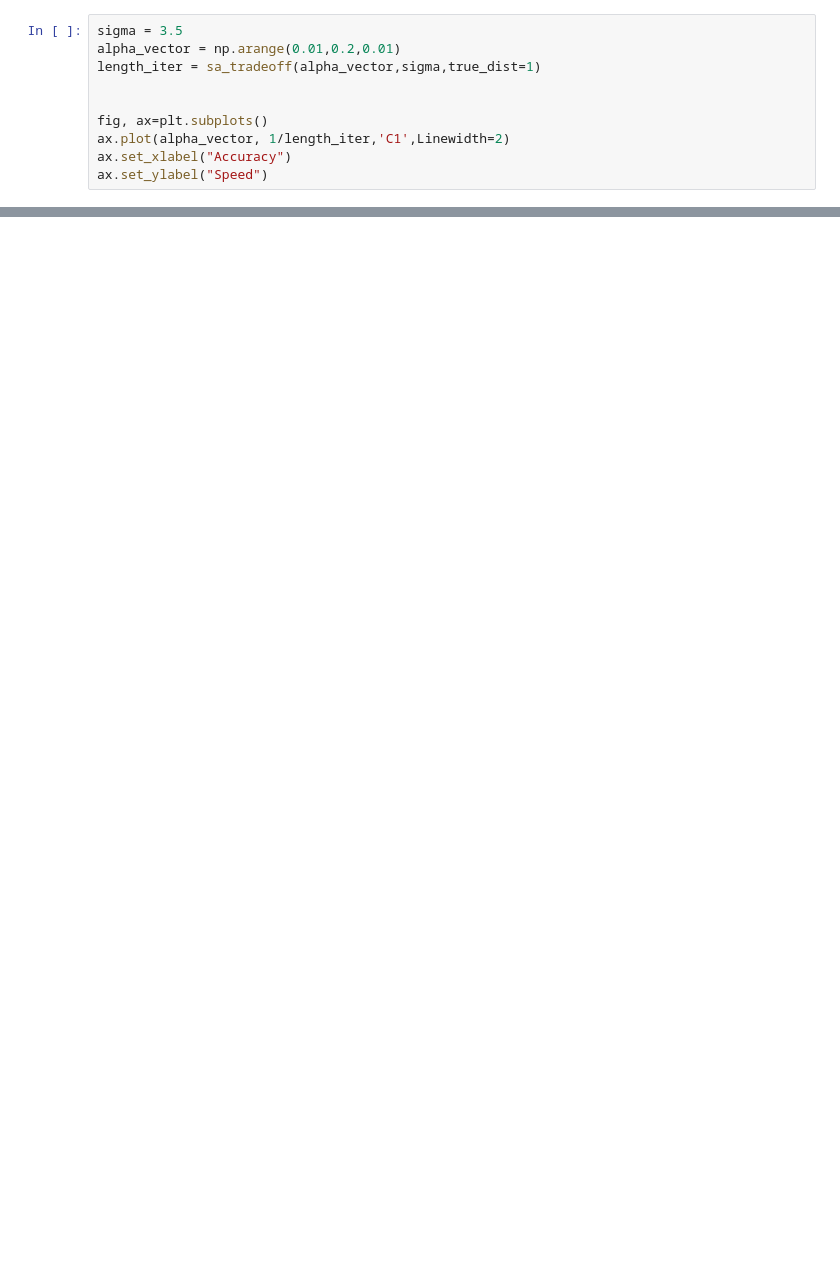
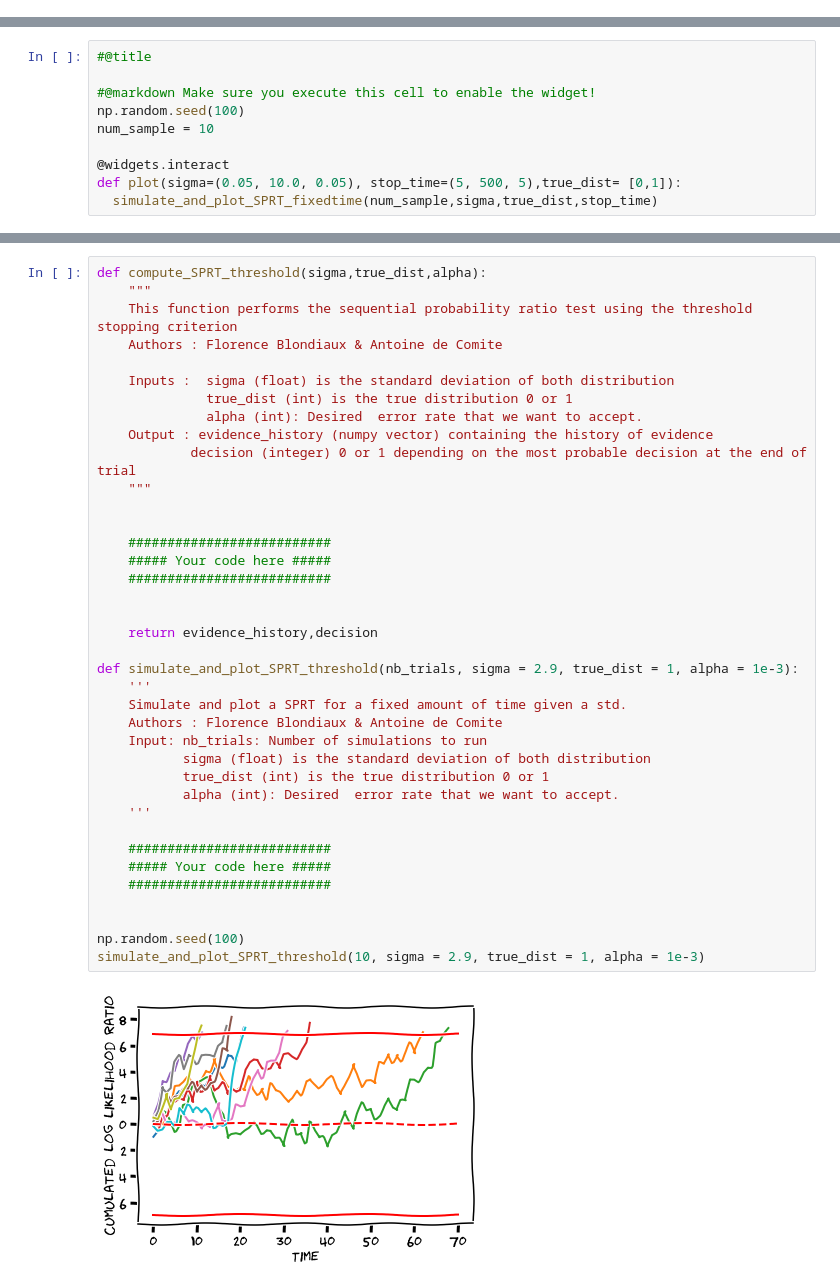
Before and after one commit to Lara-Mazy/Modelling_project1, a Jupyter notebook: LGBIO2060_TP1.ipynb, the cells around one changed output, grey strips where cells are left out. Drawn from its saved outputs; the diff is of its cells as text; blank space fills up the shorter version.

```diff
--- a/LGBIO2060_TP1.ipynb
+++ b/LGBIO2060_TP1.ipynb
@@ -336,10 +0,0 @@ Click [here](https://github.com/fblondiaux/LGBIO2060-2020/edit/Hakuri/Solutions/
-# %%
-sigma = 3.5
-alpha_vector = np.arange(0.01,0.2,0.01)
-length_iter = sa_tradeoff(alpha_vector,sigma,true_dist=1)
-
-
-fig, ax=plt.subplots()
-ax.plot(alpha_vector, 1/length_iter,'C1',Linewidth=2)
-ax.set_xlabel("Accuracy")
-ax.set_ylabel("Speed")
@@ -349,0 +206,10 @@ ax.set_ylabel("Speed")
+# %%
+#@title
+
+#@markdown Make sure you execute this cell to enable the widget!
+np.random.seed(100)
+num_sample = 10
+
+@widgets.interact
+def plot(sigma=(0.05, 10.0, 0.05), stop_time=(5, 500, 5),true_dist= [0,1]):
+  simulate_and_plot_SPRT_fixedtime(num_sample,sigma,true_dist,stop_time)
@@ -349,0 +237,40 @@ ax.set_ylabel("Speed")
+# %%
+def compute_SPRT_threshold(sigma,true_dist,alpha):
+    """
+    This function performs the sequential probability ratio test using the threshold stopping criterion
+    Authors : Florence Blondiaux & Antoine de Comite
+
+    Inputs :  sigma (float) is the standard deviation of both distribution
+              true_dist (int) is the true distribution 0 or 1
+              alpha (int): Desired  error rate that we want to accept.
+    Output : evidence_history (numpy vector) containing the history of evidence
+            decision (integer) 0 or 1 depending on the most probable decision at the end of trial
+    """
+
+
+    ##########################
+    ##### Your code here #####
+    ##########################
+
+
+    return evidence_history,decision
+
+def simulate_and_plot_SPRT_threshold(nb_trials, sigma = 2.9, true_dist = 1, alpha = 1e-3):
+    '''
+    Simulate and plot a SPRT for a fixed amount of time given a std.
+    Authors : Florence Blondiaux & Antoine de Comite
+    Input: nb_trials: Number of simulations to run
+           sigma (float) is the standard deviation of both distribution
+           true_dist (int) is the true distribution 0 or 1
+           alpha (int): Desired  error rate that we want to accept.
+    '''
+
+    ##########################
+    ##### Your code here #####
+    ##########################
+
+
+np.random.seed(100)
+simulate_and_plot_SPRT_threshold(10, sigma = 2.9, true_dist = 1, alpha = 1e-3)
+# %% [output]
+[figure, added]
```
Also changed, not shown: parts of 41 cells of this notebook, 8 other files.
